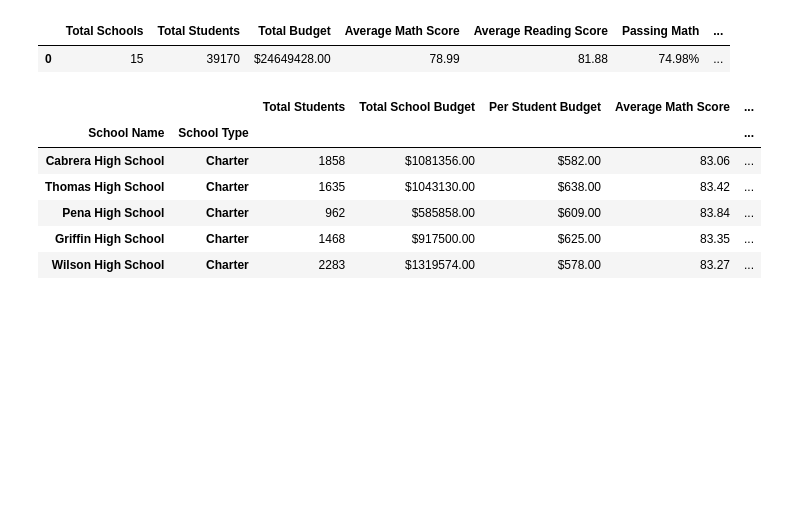
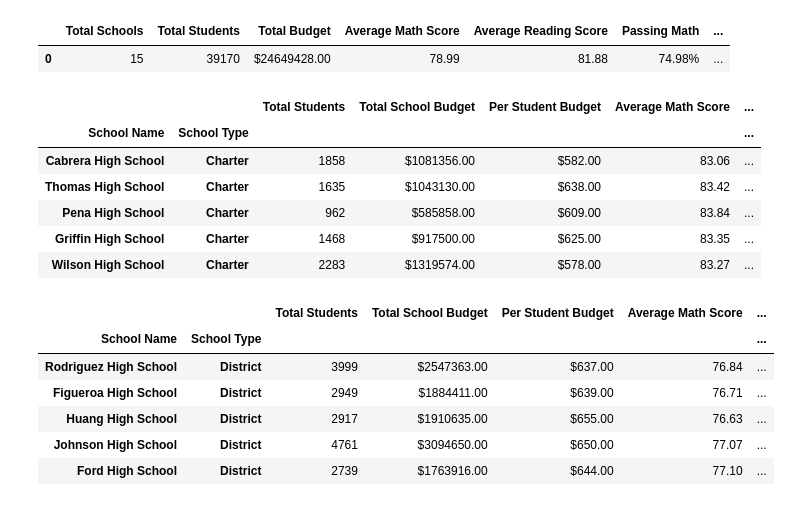
Before and after one commit to djoleary5/PyCitySchools, a Jupyter notebook: py_city_schools.ipynb, the cells around one changed output. Cells and saved outputs as stored; diff of their text form; code cells hidden in the pictures; blank space fills up the shorter version.

```diff
--- a/py_city_schools.ipynb
+++ b/py_city_schools.ipynb
@@ -137,3 +137,21 @@ topSchGrp.head()
 | Pena High School | Charter | 962 | $585858.00 | $609.00 | 83.84 | ... |
 | Griffin High School | Charter | 1468 | $917500.00 | $625.00 | 83.35 | ... |
 | Wilson High School | Charter | 2283 | $1319574.00 | $578.00 | 83.27 | ... |
+# %%
+botSchGrp['Total Students'] = botSchGrp['Total Students'].map("{:.0f}".format)
+botSchGrp['Per Student Budget'] = botSchGrp['Per Student Budget'].map("${:.2f}".format)
+botSchGrp['Total School Budget'] = botSchGrp['Total School Budget'].map("${:.2f}".format)
+botSchGrp['Average Math Score'] = botSchGrp['Average Math Score'].map("{:.2f}".format)
+botSchGrp['Average Reading Score'] = botSchGrp['Average Reading Score'].map("{:.2f}".format)
+botSchGrp['% Passing Math'] = botSchGrp['% Passing Math'].map("{:.2f}%".format)
+botSchGrp['% Passing Reading'] = botSchGrp['% Passing Reading'].map("{:.2f}%".format)
+botSchGrp['% Overall Passing Rate'] = botSchGrp['% Overall Passing Rate'].map("{:.2f}%".format)
+botSchGrp.head()
+# %% [output]
+|  |  | Total Students | Total School Budget | Per Student Budget | Average Math Score | ... |
+| School Name | School Type |  |  |  |  | ... |
+| Rodriguez High School | District | 3999 | $2547363.00 | $637.00 | 76.84 | ... |
+| Figueroa High School | District | 2949 | $1884411.00 | $639.00 | 76.71 | ... |
+| Huang High School | District | 2917 | $1910635.00 | $655.00 | 76.63 | ... |
+| Johnson High School | District | 4761 | $3094650.00 | $650.00 | 77.07 | ... |
+| Ford High School | District | 2739 | $1763916.00 | $644.00 | 77.10 | ... |
```
Also changed, not shown: parts of 2 cells of this notebook.
